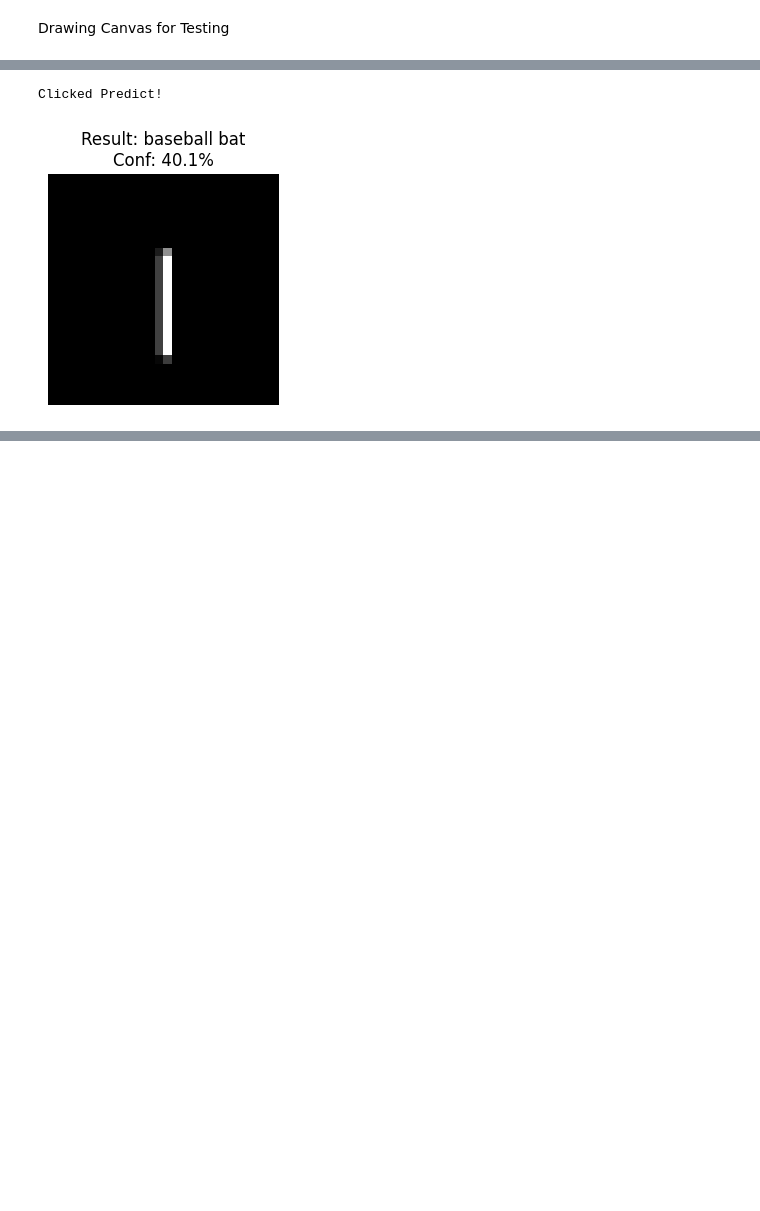
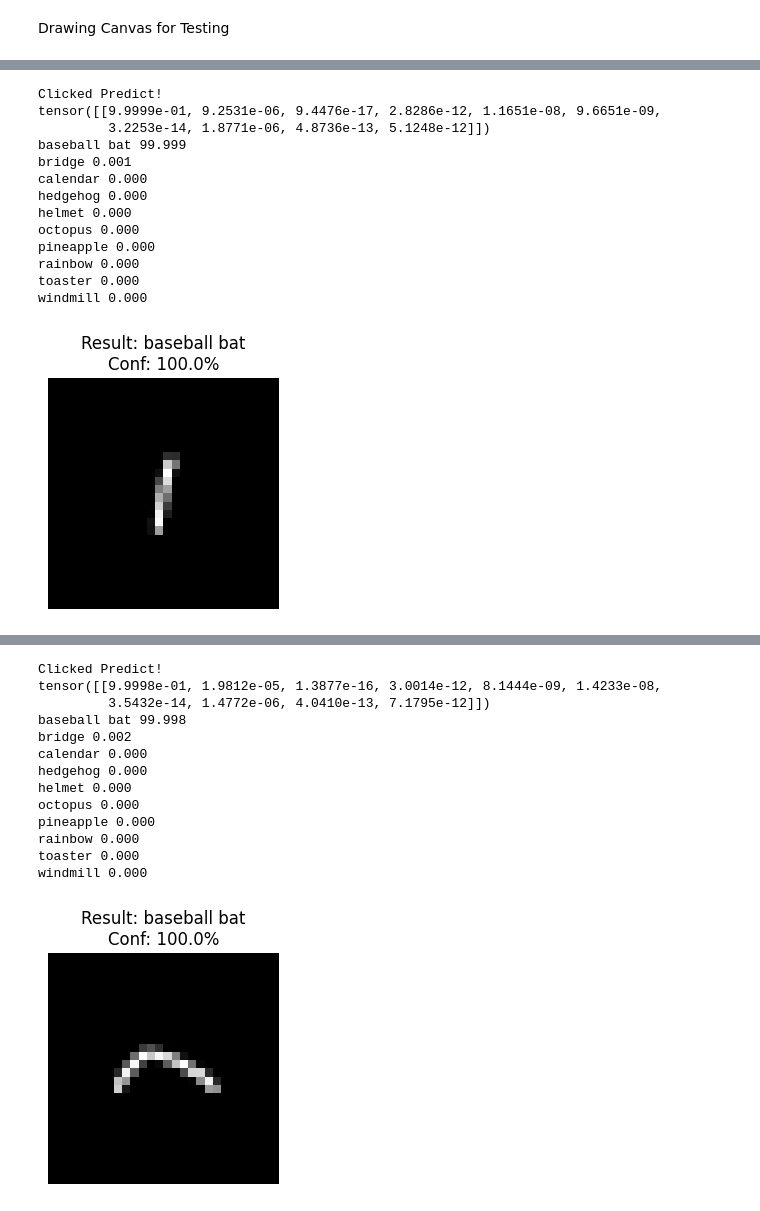
Before and after one commit to dawud-shakir/CS591-DIP, a Jupyter notebook: hw5/dawud_HW_5.ipynb, the cells around one changed output, grey strips where cells are left out. Cells and saved outputs as stored; diff of their text form; code cells hidden in the pictures; blank space fills up the shorter version.

```diff
--- a/hw5/dawud_HW_5.ipynb
+++ b/hw5/dawud_HW_5.ipynb
@@ -327,39 +357,59 @@ def get_prediction():
             img_gray = cv2.cvtColor(img, cv2.COLOR_BGR2GRAY)
 
         # Resize and Normalize
+        img_gray = center_content(img_gray)
         img_28 = cv2.resize(img_gray, (28, 28), interpolation=cv2.INTER_AREA)
+
 
         # Match the QuickDraw format (0 to 1 range)
         img_tensor = torch.from_numpy(img_28).float() / 255.0
         # normalization
-        img_tensor = (img_tensor - mean) / std
-        # img_tensor = (img_tensor - 0.5) / 0.5
+        # img_tensor = (img_tensor - mean) / std
+        img_tensor = (img_tensor - 0.5) / 0.5
         img_tensor = img_tensor.unsqueeze(0).unsqueeze(0).to(device)
 
         # Prediction
         model.eval()
         with torch.no_grad():
             output_logits = model(img_tensor)
             if isinstance(criterion, nn.NLLLoss):
                 output_logits = torch.softmax(output_logits, dim=1)
             prob, pred_idx = torch.max(output_logits, 1)
 
         # Visual Result
         # Mapping index back to class name
         label = categories[pred_idx.item()] if 'categories' in globals() else pred_idx.item()
 
         plt.figure(figsize=(3, 3))
         plt.imshow(img_28, cmap='gray')
         plt.title(f"Result: {label}\nConf: {prob.item()*100:.1f}%")
+
+        print(output_logits)
+        for i, cat in enumerate(categories):
+          print(f"{cat} {output_logits[0, i].item()*100:.3f}")
+
         plt.axis('off')
         plt.show()
 
     except Exception as e:
         print(f"Error: {e}")
 
-# Run the test
-get_prediction()
+while True:
+  # Run the test
+  get_prediction()
 # %% [output]
 [interactive output not drawn]
 Clicked Predict!
+tensor([[9.9999e-01, 9.2531e-06, 9.4476e-17, 2.8286e-12, 1.1651e-08, 9.6651e-09,
+         3.2253e-14, 1.8771e-06, 4.8736e-13, 5.1248e-12]])
+baseball bat 99.999
+bridge 0.001
+calendar 0.000
+hedgehog 0.000
+helmet 0.000
+octopus 0.000
+pineapple 0.000
+rainbow 0.000
+toaster 0.000
+windmill 0.000
-[figure, old version]
+[figure, new version]
@@ -365,0 +417,14 @@ Clicked Predict!
+Clicked Predict!
+tensor([[9.9998e-01, 1.9812e-05, 1.3877e-16, 3.0014e-12, 8.1444e-09, 1.4233e-08,
+         3.5432e-14, 1.4772e-06, 4.0410e-13, 7.1795e-12]])
+baseball bat 99.998
+bridge 0.002
+calendar 0.000
+hedgehog 0.000
+helmet 0.000
+octopus 0.000
+pineapple 0.000
+rainbow 0.000
+toaster 0.000
+windmill 0.000
+[figure, added]
```
Also changed, not shown: parts of 3 cells of this notebook.
